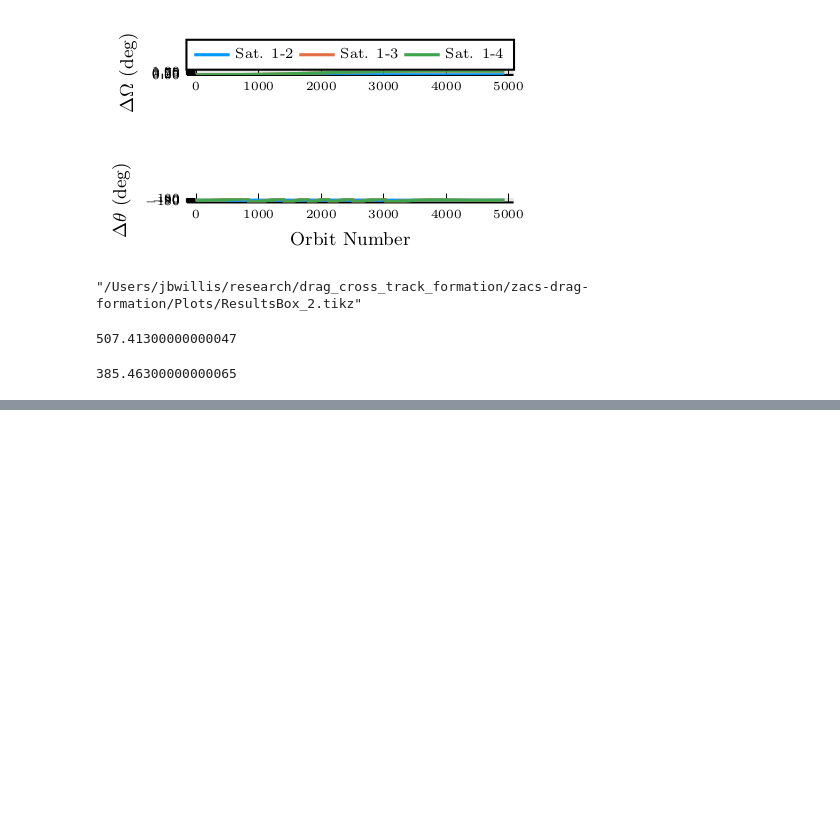
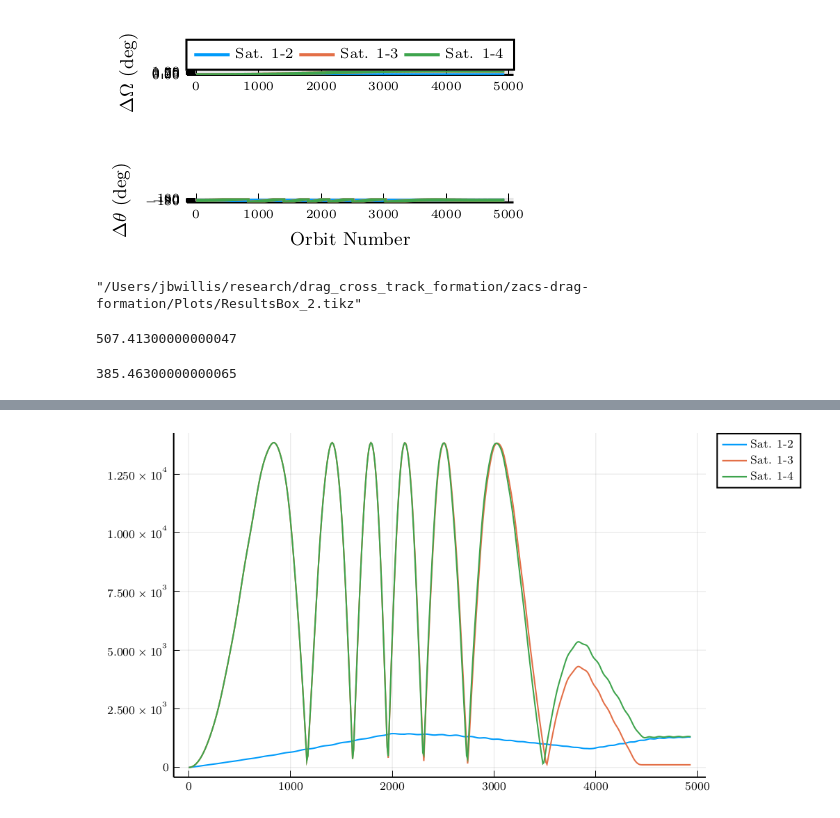
Before and after one commit to RoboticExplorationLab/drag-formation, a Jupyter notebook: closedloop_plotting.ipynb, the cells around one changed output, grey strips where cells are left out. Saved outputs shown, nothing was run; the diff lists cells and outputs as text; code cells hidden in the pictures; blank space fills up the shorter version.

```diff
--- a/closedloop_plotting.ipynb
+++ b/closedloop_plotting.ipynb
@@ -212,0 +232,9 @@ savefig(pl_box2, "Plots/ResultsBox_2.tikz")
+# %%
+distances_Ω_box = ((a1hist_box.*a_mks_box).*sqrt.(2 .- 2 .*cos.(ΔΩhist_box)))
+distances_θ_box = ((a1hist_box.*a_mks_box).*sqrt.(2 .- 2 .*cos.(Δθhist_box)))
+distances_box = sqrt.(distances_Ω_box.^2 .+ distances_θ_box.^2)
+
+plot(tp_hist_box[downsample_box], distances_box[downsample_box,:], label=permutedims(mylabel_box))
+# plot!(tp_hist_line[downsample_line], 500 * ones(length(downsample_line)), style=:dash, color=:red)
+# %% [output]
+[figure, added]
```
Also changed, not shown: parts of 3 cells of this notebook.
